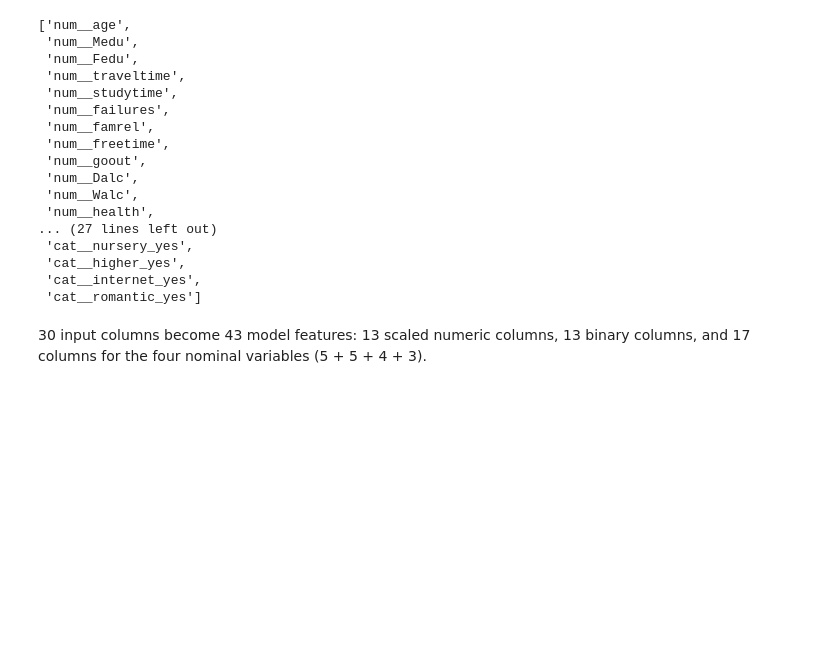
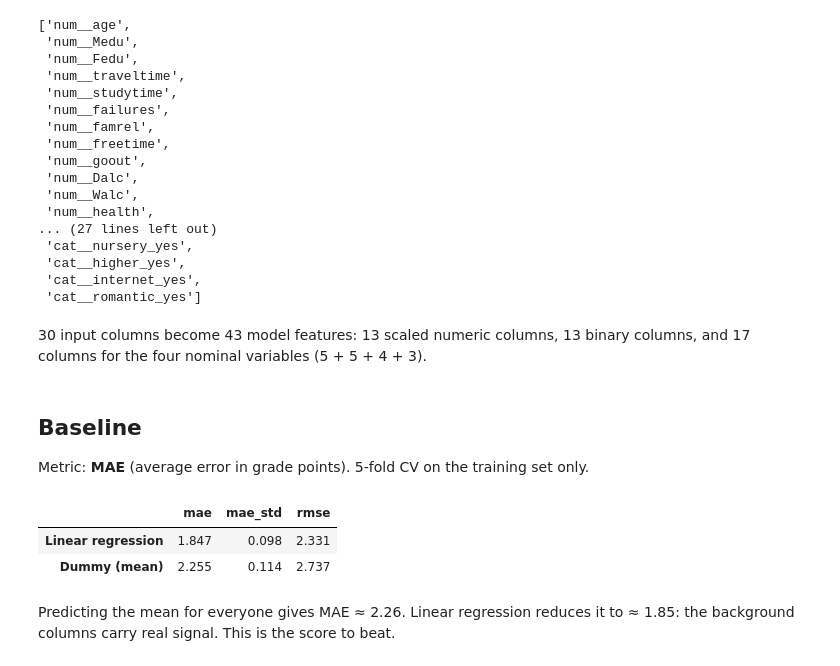
Before and after one commit to sureyeahman/student-performance, a Jupyter notebook: notebooks/analysis.ipynb, the cells around one changed output. Cells and saved outputs as stored; diff of their text form; code cells hidden in the pictures; blank space fills up the shorter version.

Commit message:
Add Trainer with baseline cross-validation

```diff
--- a/notebooks/analysis.ipynb
+++ b/notebooks/analysis.ipynb
@@ -162,3 +162,26 @@ list(preprocessor.get_feature_names_out())
  'cat__romantic_yes']
 # %% [markdown]
 30 input columns become 43 model features: 13 scaled numeric columns, 13 binary columns, and 17 columns for the four nominal variables (5 + 5 + 4 + 3).
+# %% [markdown]
+## Baseline
+
+Metric: **MAE** (average error in grade points). 5-fold CV on the training set only.
+# %%
+from sklearn.dummy import DummyRegressor
+from sklearn.linear_model import LinearRegression
+
+from student_performance.models import Trainer
+
+trainer = Trainer(n_splits=5, seed=42)
+baseline = trainer.compare(
+    {"Dummy (mean)": DummyRegressor(), "Linear regression": LinearRegression()},
+    X_train,
+    y_train,
+)
+baseline.round(3)
+# %% [output]
+|  | mae | mae_std | rmse |
+| Linear regression | 1.847 | 0.098 | 2.331 |
+| Dummy (mean) | 2.255 | 0.114 | 2.737 |
+# %% [markdown]
+Predicting the mean for everyone gives MAE ≈ 2.26. Linear regression reduces it to ≈ 1.85: the background columns carry real signal. This is the score to beat.
```
Also changed, not shown: 2 other files.
